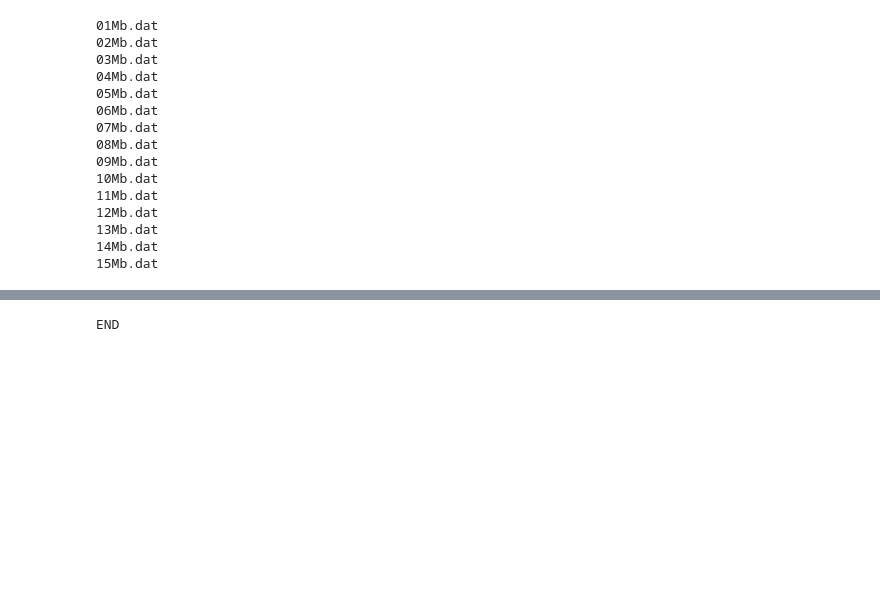
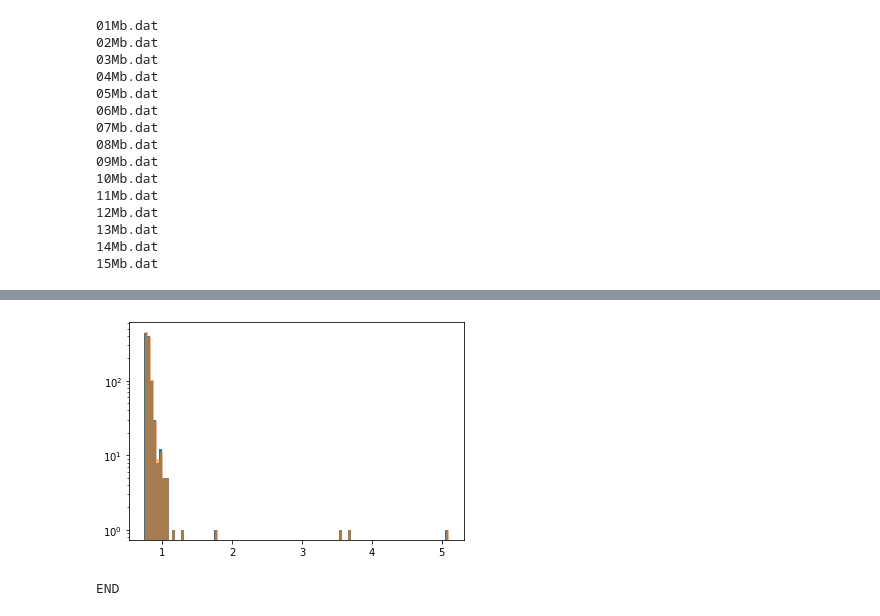
Before and after one commit to CYGNUS-RD/middleware, a Jupyter notebook: dev/producer_benchmark/dev.ipynb, the cells around one changed output, grey strips where cells are left out. Drawn from its saved outputs; the diff is of its cells as text; code cells hidden in the pictures; blank space fills up the shorter version.

```diff
--- a/dev/producer_benchmark/dev.ipynb
+++ b/dev/producer_benchmark/dev.ipynb
@@ -26,3 +83,10 @@ for i, payload in enumerate(data_payload):
+# %%
+plt.hist(pd.M1, bins=100)
+plt.hist(pd.M1_all, bins=100, alpha=0.6)
+plt.yscale('log')
+plt.show()
+# %% [output]
+[figure, added]
 # %%
 import multiprocessing
 # %%
```
Also changed, not shown: parts of 3 cells of this notebook, 5 other files.
